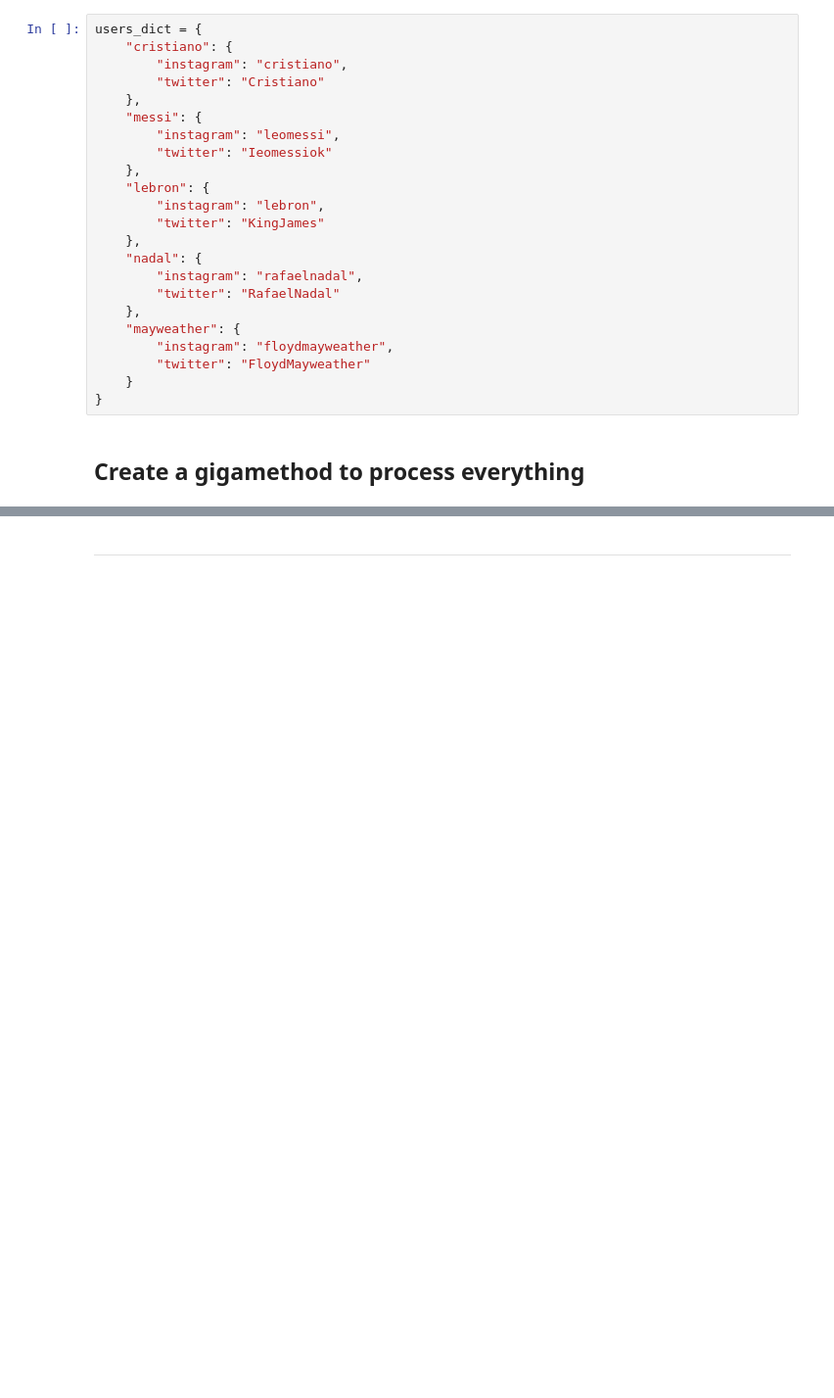
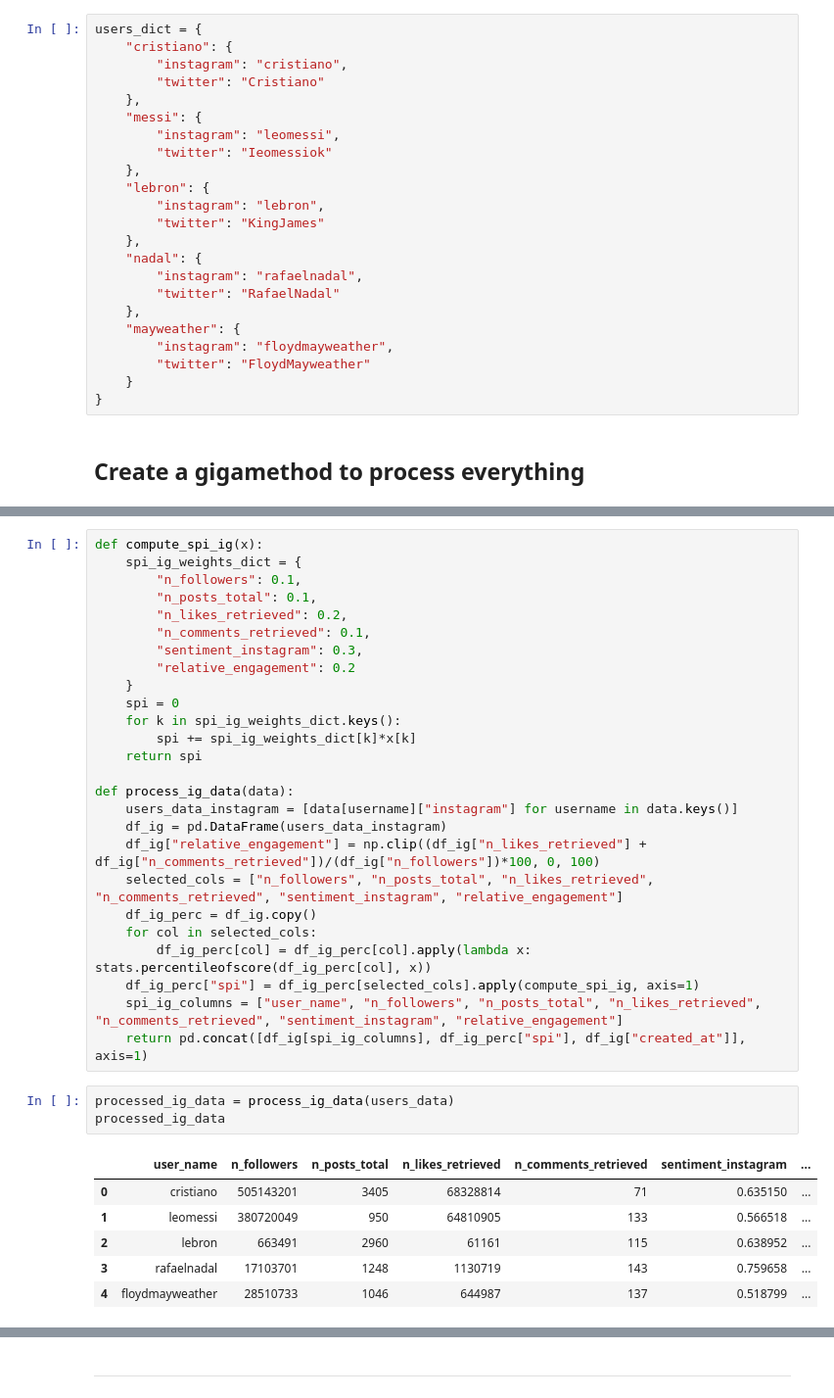
Before and after one commit to deperiv/vertikal-x-ds, a Jupyter notebook: Code/Pipeline/pipeline.ipynb, the cells around one changed output, grey strips where cells are left out. Shown: that part at 98% size. Saved outputs shown, nothing was run; the diff lists cells and outputs as text; blank space fills up the shorter version.

```diff
--- a/Code/Pipeline/pipeline.ipynb
+++ b/Code/Pipeline/pipeline.ipynb
@@ -484,0 +476,36 @@ engagement = (n_likes+n_comments)/(n_followers)*100
+# %%
+def compute_spi_ig(x):
+    spi_ig_weights_dict = {
+        "n_followers": 0.1,
+        "n_posts_total": 0.1,
+        "n_likes_retrieved": 0.2,
+        "n_comments_retrieved": 0.1,
+        "sentiment_instagram": 0.3,
+        "relative_engagement": 0.2
+    }
+    spi = 0
+    for k in spi_ig_weights_dict.keys():
+        spi += spi_ig_weights_dict[k]*x[k]
+    return spi
+
+def process_ig_data(data):
+    users_data_instagram = [data[username]["instagram"] for username in data.keys()]
+    df_ig = pd.DataFrame(users_data_instagram)
+    df_ig["relative_engagement"] = np.clip((df_ig["n_likes_retrieved"] + df_ig["n_comments_retrieved"])/(df_ig["n_followers"])*100, 0, 100)
+    selected_cols = ["n_followers", "n_posts_total", "n_likes_retrieved", "n_comments_retrieved", "sentiment_instagram", "relative_engagement"]
+    df_ig_perc = df_ig.copy()
+    for col in selected_cols:
+        df_ig_perc[col] = df_ig_perc[col].apply(lambda x: stats.percentileofscore(df_ig_perc[col], x))
+    df_ig_perc["spi"] = df_ig_perc[selected_cols].apply(compute_spi_ig, axis=1)
+    spi_ig_columns = ["user_name", "n_followers", "n_posts_total", "n_likes_retrieved", "n_comments_retrieved", "sentiment_instagram", "relative_engagement"]
+    return pd.concat([df_ig[spi_ig_columns], df_ig_perc["spi"], df_ig["created_at"]], axis=1)
+# %%
+processed_ig_data = process_ig_data(users_data)
+processed_ig_data
+# %% [output]
+|  | user_name | n_followers | n_posts_total | n_likes_retrieved | n_comments_retrieved | sentiment_instagram | ... |
+| 0 | cristiano | 505143201 | 3405 | 68328814 | 71 | 0.635150 | ... |
+| 1 | leomessi | 380720049 | 950 | 64810905 | 133 | 0.566518 | ... |
+| 2 | lebron | 663491 | 2960 | 61161 | 115 | 0.638952 | ... |
+| 3 | rafaelnadal | 17103701 | 1248 | 1130719 | 143 | 0.759658 | ... |
+| 4 | floydmayweather | 28510733 | 1046 | 644987 | 137 | 0.518799 | ... |
```
Also changed, not shown: parts of 55 cells of this notebook, 9 other files.
